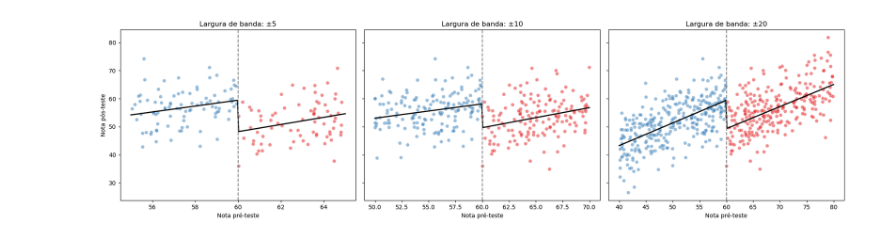
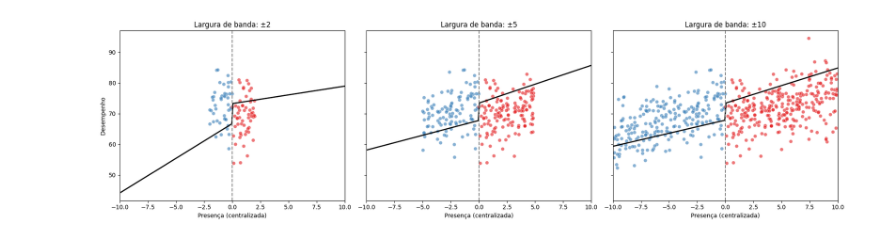
Before and after one commit to AILAB-CEFET-RJ/gcc1625, a Jupyter notebook: notebooks/13_rdd_bandwidth.ipynb, the cells around one changed output. Saved outputs shown, nothing was run; the diff lists cells and outputs as text; code cells hidden in the pictures.

```diff
--- a/notebooks/13_rdd_bandwidth.ipynb
+++ b/notebooks/13_rdd_bandwidth.ipynb
@@ -8,0 +13,9 @@ Interpretação do gráfico:
+# %%
+# Carregar os dados enviados
+import pandas as pd
+
+caminho_arquivo = "../data/attendance_performance.csv"
+df = pd.read_csv(caminho_arquivo)
+
+# Exibir as primeiras linhas para inspeção
+df.head()
@@ -9,58 +40,45 @@ Interpretação do gráfico:
 # %%
 import numpy as np
-import pandas as pd
 import matplotlib.pyplot as plt
 import seaborn as sns
 import statsmodels.formula.api as smf
 
-# Função para gerar dados simulados
-def gerar_dados_rdd(n=1000, cutoff=60, effect=8):
-    np.random.seed(42)
-    running_var = np.random.beta(2, 2, n) * 100
-    habilidade_inicial = 0.3 * running_var + np.random.normal(0, 5, n)
-    motivacao = np.random.normal(50, 10, n)
-    treatment = (running_var < cutoff).astype(int)
-    outcome = (
-        0.7 * running_var +
-        0.2 * habilidade_inicial +
-        0.1 * motivacao +
-        effect * treatment +
-        np.random.normal(0, 6, n)
-    )
-    return pd.DataFrame({
-        'nota_pre': running_var,
-        'tutoria': treatment,
-        'nota_pos': outcome
-    })
+# Definir ponto de corte em Attendance_c = 0
+cutoff = 0
+bandwidths = [2, 5, 10]
 
-# Gerar dados
-df = gerar_dados_rdd()
 
-# Bandas a testar
-bandwidths = [5, 10, 20]
 
 # Plot
 fig, axes = plt.subplots(1, len(bandwidths), figsize=(18, 5), sharey=True)
-cutoff = 60
+x_min = -max(bandwidths)
+x_max = max(bandwidths)
 
 for ax, bw in zip(axes, bandwidths):
-    df_bw = df[(df['nota_pre'] >= cutoff - bw) & (df['nota_pre'] <= cutoff + bw)]
-    model = smf.ols("nota_pos ~ nota_pre * tutoria", data=df_bw).fit()
-    x_vals = np.linspace(cutoff - bw, cutoff + bw, 200)
+    df_bw = df[(df['Attendance_c'] >= -bw) & (df['Attendance_c'] <= bw)]
+
+    model = smf.ols("Performance ~ Attendance_c * Treatment", data=df_bw).fit()
+
+    x_vals = np.linspace(x_min, x_max, 200)
     pred_df = pd.DataFrame({
-        "nota_pre": x_vals,
-        "tutoria": (x_vals < cutoff).astype(int)
+        "Attendance_c": x_vals,
+        "Treatment": (x_vals >= 0).astype(int)
     })
-    pred_df["nota_pos_pred"] = model.predict(pred_df)
+    pred_df["Performance_pred"] = model.predict(pred_df)
 
-    sns.scatterplot(data=df_bw, x="nota_pre", y="nota_pos", hue="tutoria", palette="Set1", ax=ax, alpha=0.5, legend=False)
-    ax.plot(pred_df["nota_pre"], pred_df["nota_pos_pred"], color="black", lw=2)
-    ax.axvline(cutoff, color="gray", linestyle="--")
+    sns.scatterplot(data=df_bw, x="Attendance_c", y="Performance", hue="Treatment",
+                    palette="Set1", ax=ax, alpha=0.6, legend=False)
+    ax.plot(pred_df["Attendance_c"], pred_df["Performance_pred"], color="black", lw=2)
+    ax.axvline(0, color="gray", linestyle="--")
+    ax.set_xlim(x_min, x_max)
     ax.set_title(f"Largura de banda: ±{bw}")
-    ax.set_xlabel("Nota pré-teste")
-    ax.set_ylabel("Nota pós-teste" if bw == bandwidths[0] else "")
+    ax.set_xlabel("Presença (centralizada)")
+    if bw == bandwidths[0]:
+        ax.set_ylabel("Desempenho")
+    else:
+        ax.set_ylabel("")
 
 plt.tight_layout()
 plt.show()
 # %% [output]
-[figure, old version]
+[figure, new version]
```
Also changed, not shown: parts of 7 cells of this notebook, 4 other files.
